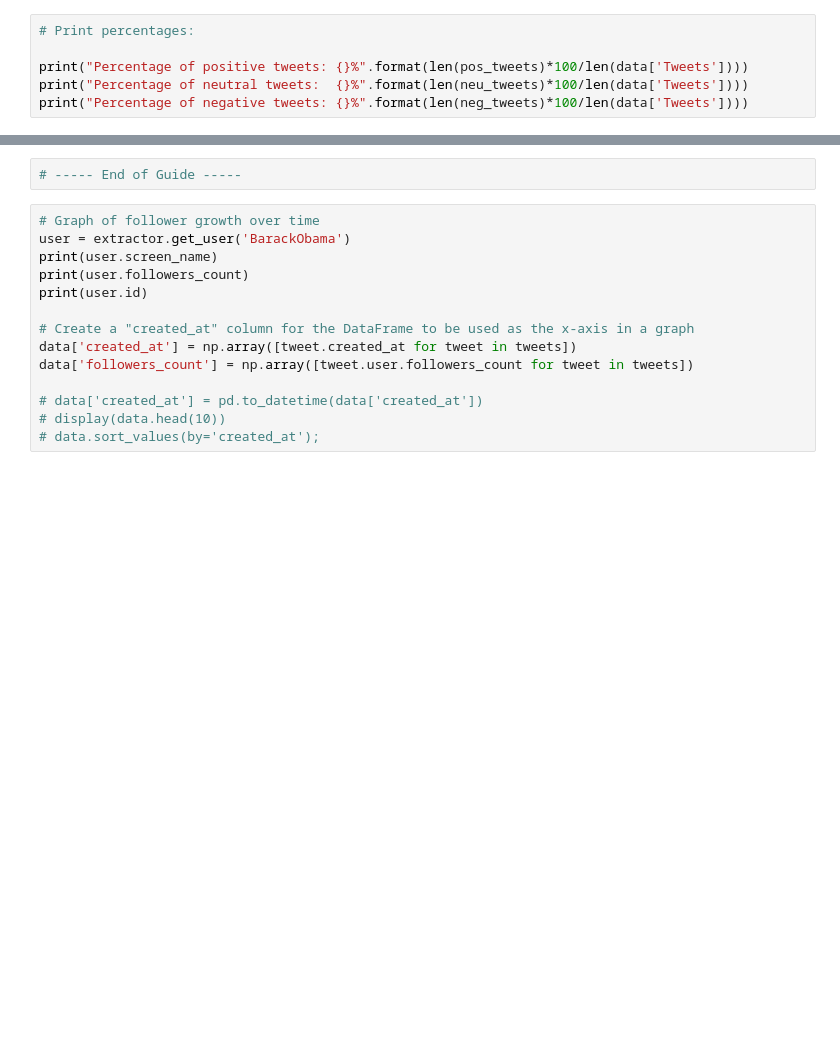
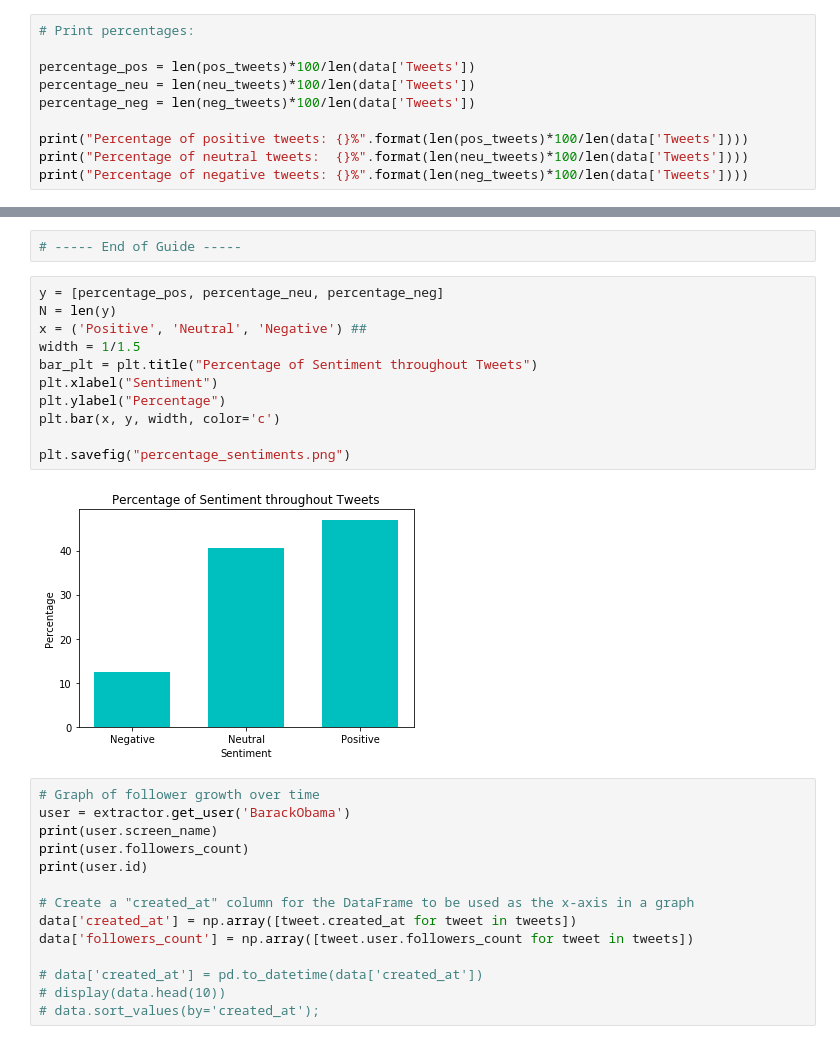
Before and after one commit to jonathanwangg/TwitterAnalyzer, a Jupyter notebook: TwitterAnalyzer.ipynb, the cells around one changed output, grey strips where cells are left out. Drawn from its saved outputs; the diff is of its cells as text; blank space fills up the shorter version.

Commit message:
add plot of percentage of sentiments throughout tweets

```diff
--- a/TwitterAnalyzer.ipynb
+++ b/TwitterAnalyzer.ipynb
@@ -285,6 +285,10 @@ neu_tweets = [ tweet for index, tweet in enumerate(data['Tweets']) if data['SA']
 neg_tweets = [ tweet for index, tweet in enumerate(data['Tweets']) if data['SA'][index] < 0]
 # %%
 # Print percentages:
+
+percentage_pos = len(pos_tweets)*100/len(data['Tweets'])
+percentage_neu = len(neu_tweets)*100/len(data['Tweets'])
+percentage_neg = len(neg_tweets)*100/len(data['Tweets'])
 
 print("Percentage of positive tweets: {}%".format(len(pos_tweets)*100/len(data['Tweets'])))
 print("Percentage of neutral tweets:  {}%".format(len(neu_tweets)*100/len(data['Tweets'])))
@@ -300,6 +305,19 @@ Percentage of negative tweets: 12.5%
 # and 12.5% of tweets have a negative connotation.
 # %%
 # ----- End of Guide -----
+# %%
+y = [percentage_pos, percentage_neu, percentage_neg]
+N = len(y)
+x = ('Positive', 'Neutral', 'Negative') ##
+width = 1/1.5
+bar_plt = plt.title("Percentage of Sentiment throughout Tweets")
+plt.xlabel("Sentiment")
+plt.ylabel("Percentage")
+plt.bar(x, y, width, color='c')
+
+plt.savefig("percentage_sentiments.png")
+# %% [output]
+[figure, added]
 # %%
 # Graph of follower growth over time
 user = extractor.get_user('BarackObama')
```
Also changed, not shown: parts of 1 cell of this notebook, 2 other files.
